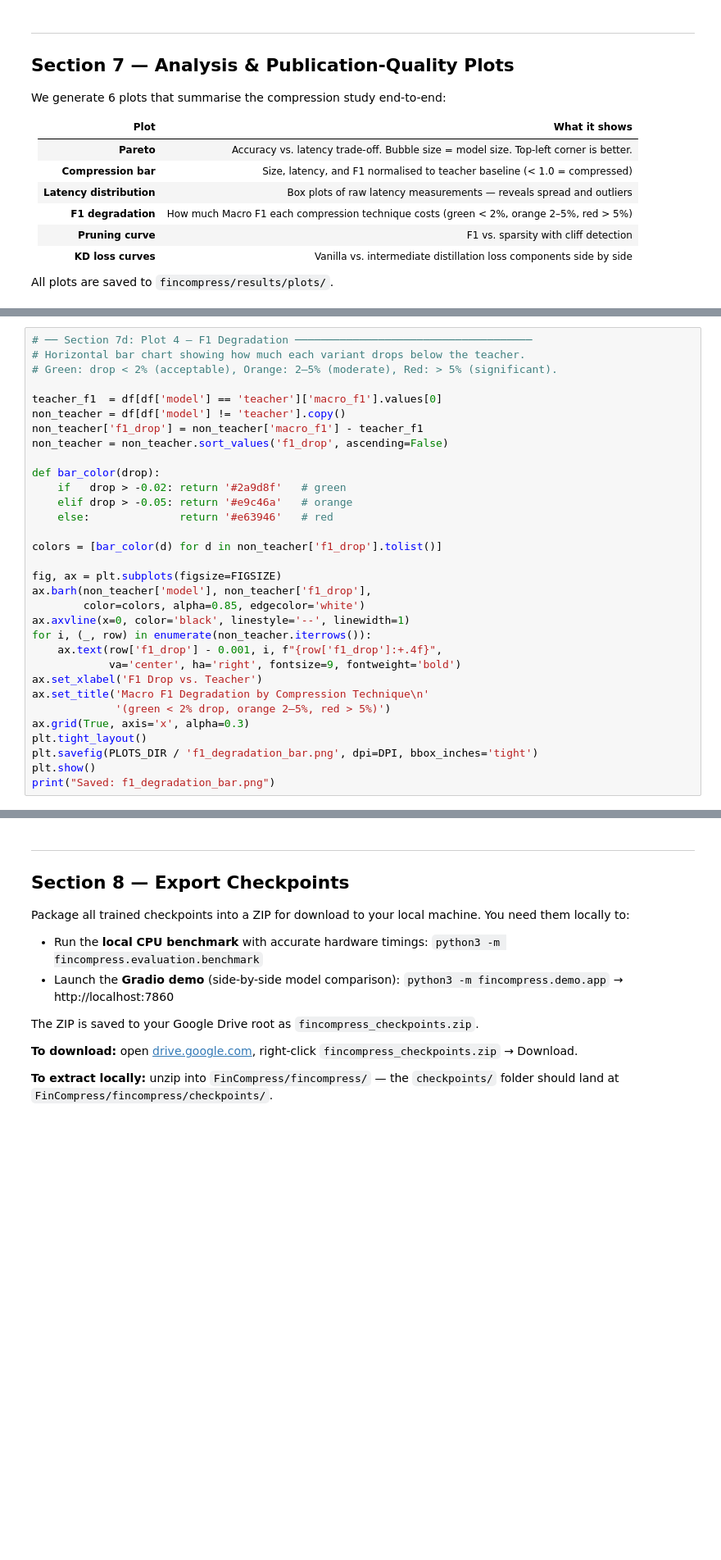
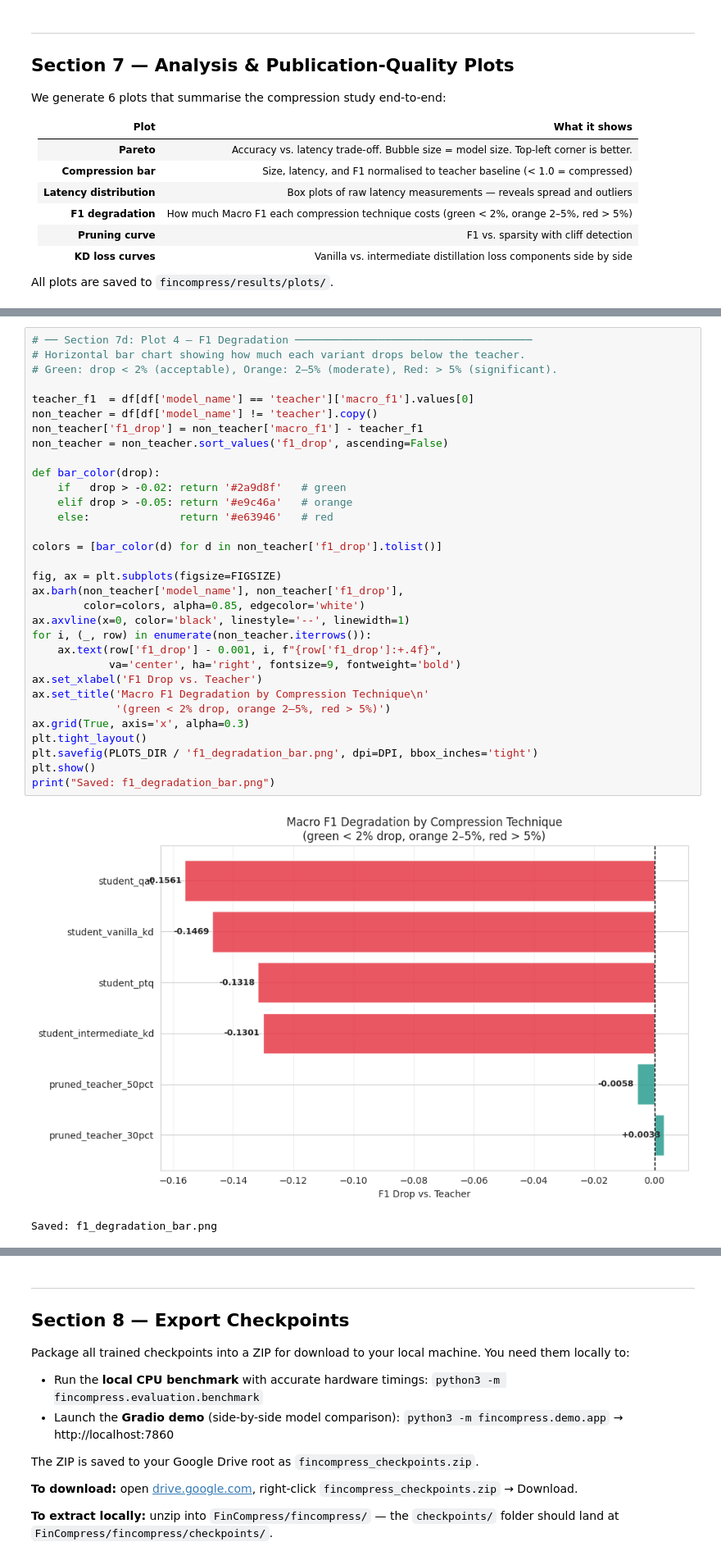
Before and after one commit to Rohanjain2312/FinCompress, a Jupyter notebook: notebooks/fincompress_complete.ipynb, the cells around one changed output, grey strips where cells are left out. Shown at 82% size. Drawn from its saved outputs; the diff is of its cells as text; blank space fills up the shorter version.

```diff
--- a/notebooks/fincompress_complete.ipynb
+++ b/notebooks/fincompress_complete.ipynb
@@ -877,35 +1118,38 @@ print("Saved: latency_distribution.png")
 # %%
 # ── Section 7d: Plot 4 — F1 Degradation ─────────────────────────────────────
 # Horizontal bar chart showing how much each variant drops below the teacher.
 # Green: drop < 2% (acceptable), Orange: 2–5% (moderate), Red: > 5% (significant).
 
-teacher_f1  = df[df['model'] == 'teacher']['macro_f1'].values[0]
-non_teacher = df[df['model'] != 'teacher'].copy()
+teacher_f1  = df[df['model_name'] == 'teacher']['macro_f1'].values[0]
+non_teacher = df[df['model_name'] != 'teacher'].copy()
 non_teacher['f1_drop'] = non_teacher['macro_f1'] - teacher_f1
 non_teacher = non_teacher.sort_values('f1_drop', ascending=False)
 
 def bar_color(drop):
     if   drop > -0.02: return '#2a9d8f'   # green
     elif drop > -0.05: return '#e9c46a'   # orange
     else:              return '#e63946'   # red
 
 colors = [bar_color(d) for d in non_teacher['f1_drop'].tolist()]
 
 fig, ax = plt.subplots(figsize=FIGSIZE)
-ax.barh(non_teacher['model'], non_teacher['f1_drop'],
+ax.barh(non_teacher['model_name'], non_teacher['f1_drop'],
         color=colors, alpha=0.85, edgecolor='white')
 ax.axvline(x=0, color='black', linestyle='--', linewidth=1)
 for i, (_, row) in enumerate(non_teacher.iterrows()):
     ax.text(row['f1_drop'] - 0.001, i, f"{row['f1_drop']:+.4f}",
             va='center', ha='right', fontsize=9, fontweight='bold')
 ax.set_xlabel('F1 Drop vs. Teacher')
 ax.set_title('Macro F1 Degradation by Compression Technique\n'
              '(green < 2% drop, orange 2–5%, red > 5%)')
 ax.grid(True, axis='x', alpha=0.3)
 plt.tight_layout()
 plt.savefig(PLOTS_DIR / 'f1_degradation_bar.png', dpi=DPI, bbox_inches='tight')
 plt.show()
 print("Saved: f1_degradation_bar.png")
+# %% [output]
+[figure, added]
+Saved: f1_degradation_bar.png
 # %%
 # ── Section 7e: Plot 5 — Pruning Curve ───────────────────────────────────────
 # Same as Section 5c but saves to the plots directory alongside the other figures.
```
Also changed, not shown: parts of 30 cells of this notebook, 8 other files.
